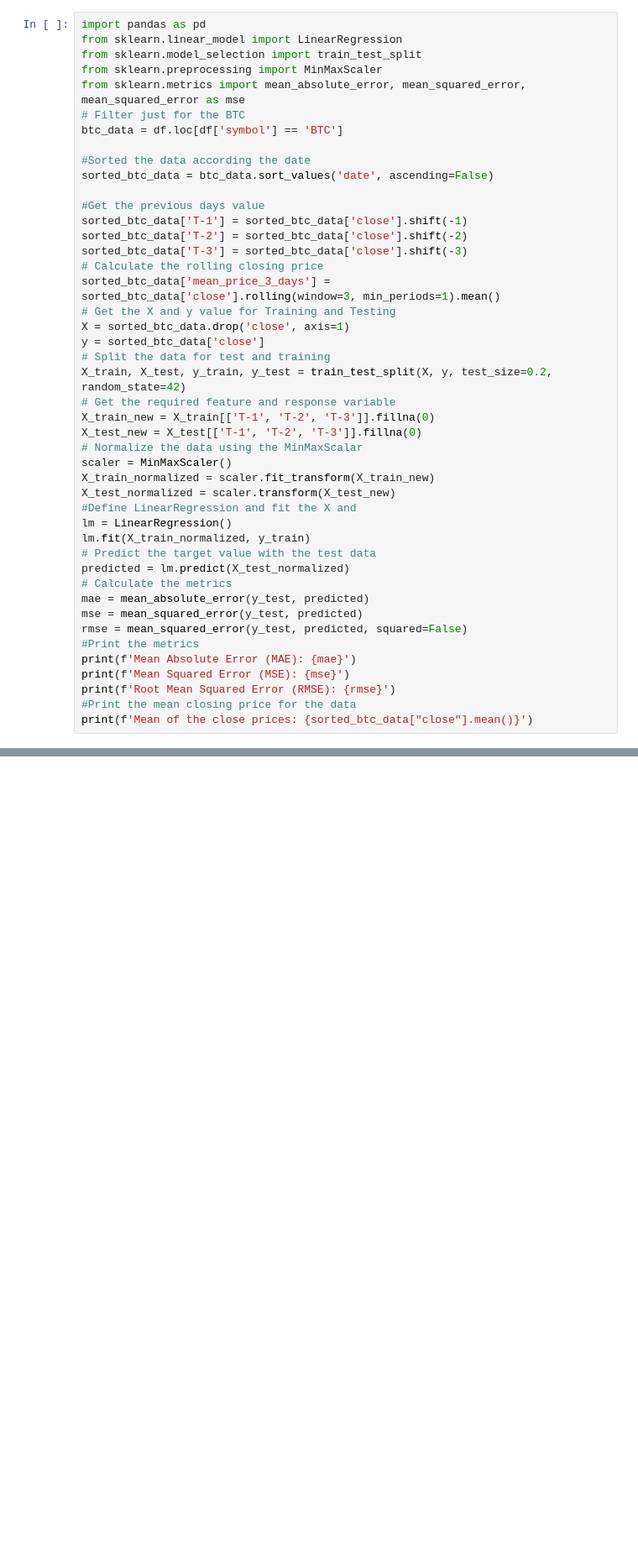
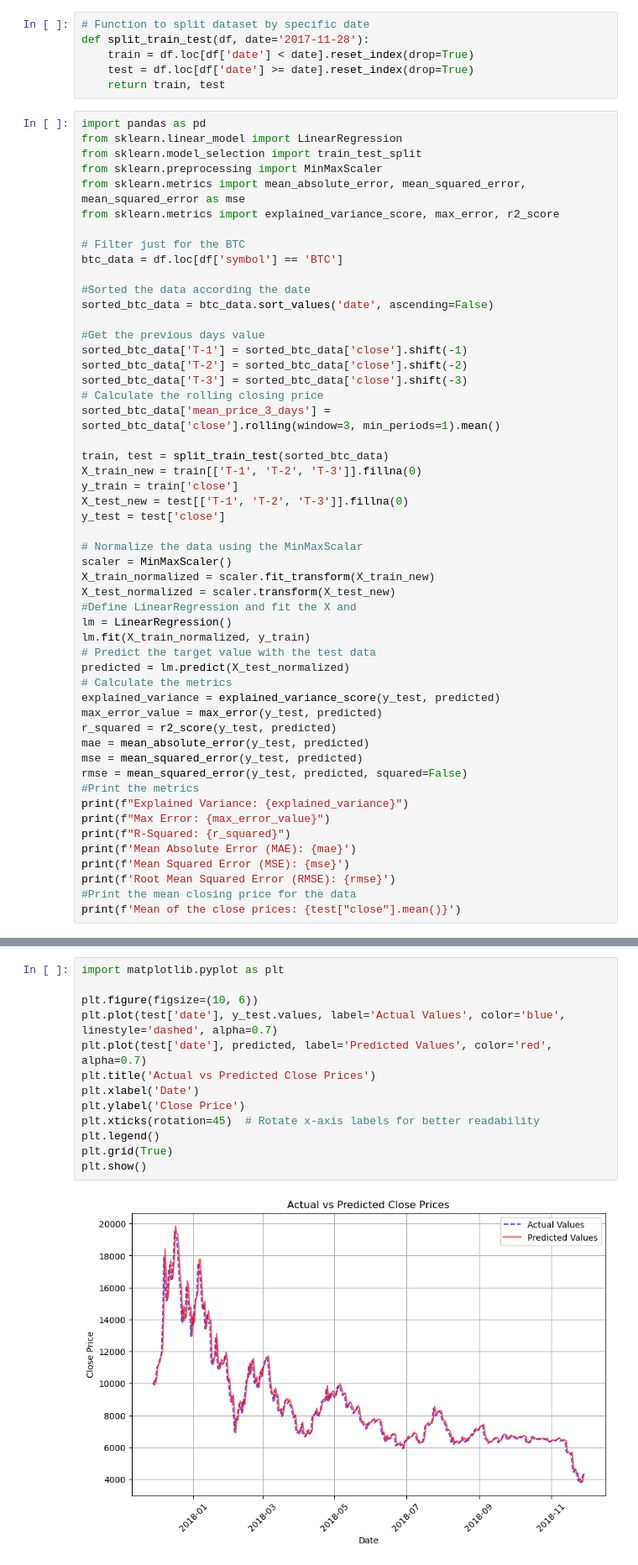
Before and after one commit to ryyeh/dsi-team4-project, a Jupyter notebook: code/linear_regression/Project_updated.ipynb, the cells around one changed output, grey strips where cells are left out. Shown at 84% size. Cells and saved outputs as stored; diff of their text form; blank space fills up the shorter version.

Commit message:
Updated with more performance metrics

```diff
--- a/code/linear_regression/Project_updated.ipynb
+++ b/code/linear_regression/Project_updated.ipynb
@@ -21,12 +22,20 @@ sorted_btc_data
 | 1 | bitcoin | BTC | Bitcoin | 2013-04-29 | 1 | 134.44 | 147.49 | 134.00 | 144.54 | 0.000000e+00 | 1.603769e+09 | ... |
 | 0 | bitcoin | BTC | Bitcoin | 2013-04-28 | 1 | 135.30 | 135.98 | 132.10 | 134.21 | 0.000000e+00 | 1.488567e+09 | ... |
 2042 rows × 13 columns
+# %%
+# Function to split dataset by specific date
+def split_train_test(df, date='2017-11-28'):
+    train = df.loc[df['date'] < date].reset_index(drop=True)
+    test = df.loc[df['date'] >= date].reset_index(drop=True)
+    return train, test
 # %%
 import pandas as pd
 from sklearn.linear_model import LinearRegression
 from sklearn.model_selection import train_test_split
 from sklearn.preprocessing import MinMaxScaler
 from sklearn.metrics import mean_absolute_error, mean_squared_error, mean_squared_error as mse
+from sklearn.metrics import explained_variance_score, max_error, r2_score
+
 # Filter just for the BTC
 btc_data = df.loc[df['symbol'] == 'BTC']
 
@@ -39,14 +48,13 @@ sorted_btc_data['T-2'] = sorted_btc_data['close'].shift(-2)
 sorted_btc_data['T-3'] = sorted_btc_data['close'].shift(-3)
 # Calculate the rolling closing price
 sorted_btc_data['mean_price_3_days'] = sorted_btc_data['close'].rolling(window=3, min_periods=1).mean()
-# Get the X and y value for Training and Testing
-X = sorted_btc_data.drop('close', axis=1)
-y = sorted_btc_data['close']
-# Split the data for test and training
-X_train, X_test, y_train, y_test = train_test_split(X, y, test_size=0.2, random_state=42)
-# Get the required feature and response variable
-X_train_new = X_train[['T-1', 'T-2', 'T-3']].fillna(0)
-X_test_new = X_test[['T-1', 'T-2', 'T-3']].fillna(0)
+
+train, test = split_train_test(sorted_btc_data)
+X_train_new = train[['T-1', 'T-2', 'T-3']].fillna(0)
+y_train = train['close']
+X_test_new = test[['T-1', 'T-2', 'T-3']].fillna(0)
+y_test = test['close']
+
 # Normalize the data using the MinMaxScalar
 scaler = MinMaxScaler()
 X_train_normalized = scaler.fit_transform(X_train_new)
@@ -57,13 +65,19 @@ lm.fit(X_train_normalized, y_train)
 # Predict the target value with the test data
 predicted = lm.predict(X_test_normalized)
 # Calculate the metrics
+explained_variance = explained_variance_score(y_test, predicted)
+max_error_value = max_error(y_test, predicted)
+r_squared = r2_score(y_test, predicted)
 mae = mean_absolute_error(y_test, predicted)
 mse = mean_squared_error(y_test, predicted)
 rmse = mean_squared_error(y_test, predicted, squared=False)
 #Print the metrics
+print(f"Explained Variance: {explained_variance}")
+print(f"Max Error: {max_error_value}")
+print(f"R-Squared: {r_squared}")
 print(f'Mean Absolute Error (MAE): {mae}')
 print(f'Mean Squared Error (MSE): {mse}')
 print(f'Root Mean Squared Error (RMSE): {rmse}')
 #Print the mean closing price for the data
-print(f'Mean of the close prices: {sorted_btc_data["close"].mean()}')
+print(f'Mean of the close prices: {test["close"].mean()}')
 # %% [output]
@@ -74 +91,16 @@ Mean of the close prices: 2287.287272282076
+# %%
+import matplotlib.pyplot as plt
+
+plt.figure(figsize=(10, 6))
+plt.plot(test['date'], y_test.values, label='Actual Values', color='blue', linestyle='dashed', alpha=0.7)
+plt.plot(test['date'], predicted, label='Predicted Values', color='red', alpha=0.7)
+plt.title('Actual vs Predicted Close Prices')
+plt.xlabel('Date')
+plt.ylabel('Close Price')
+plt.xticks(rotation=45)  # Rotate x-axis labels for better readability
+plt.legend()
+plt.grid(True)
+plt.show()
+# %% [output]
+[figure, added]
 # %% [markdown]
```
Also changed, not shown: parts of 3 cells of this notebook, 1 other file.
